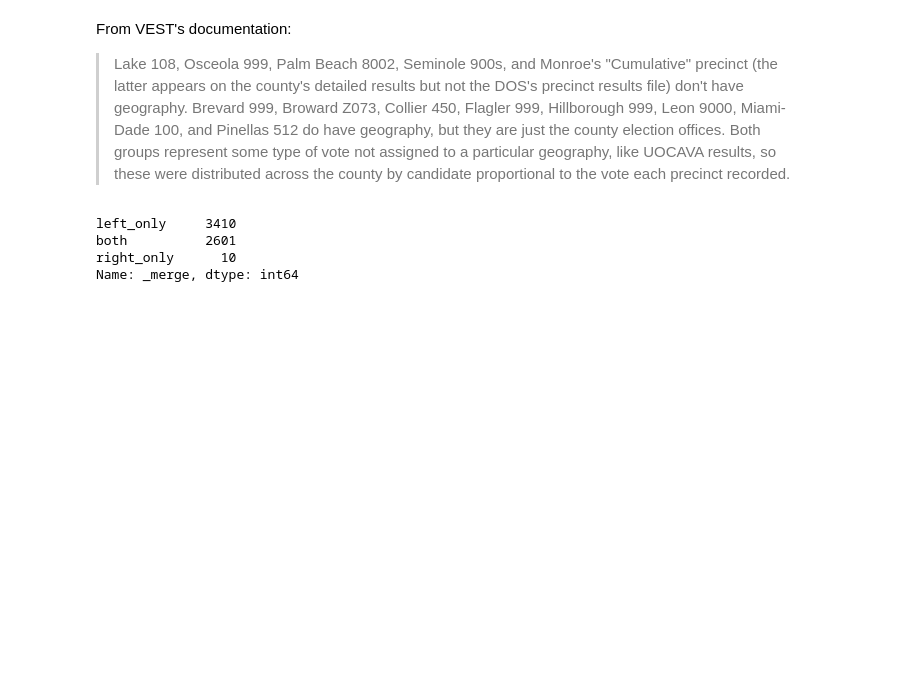
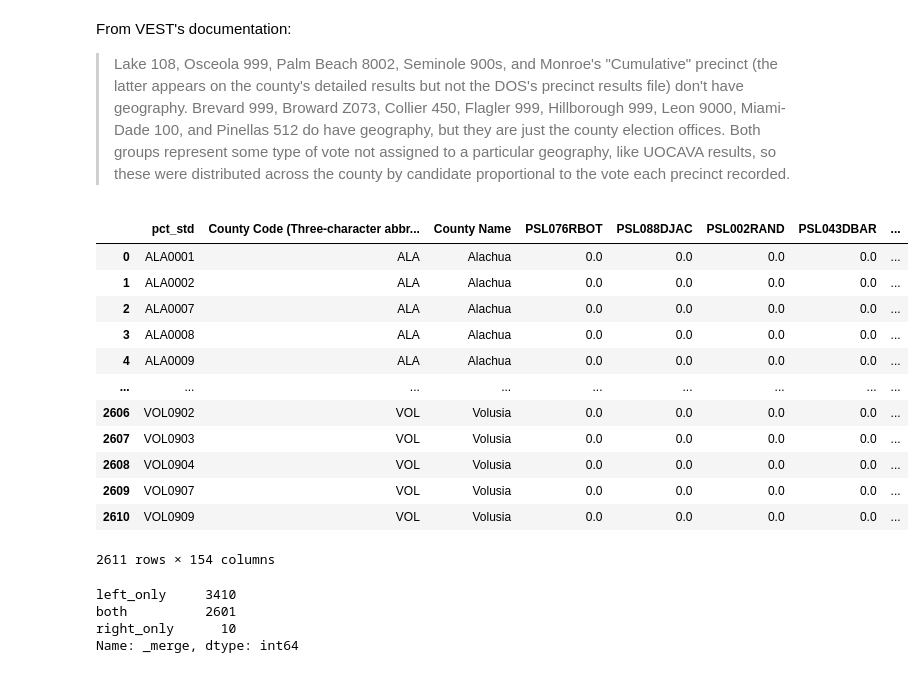
Before and after one commit to nonpartisan-redistricting-datahub/erj-fl, a Jupyter notebook: 2020/primary/fl_prim_20_sldl_prec.ipynb, the cells around one changed output. Drawn from its saved outputs; the diff is of its cells as text; code cells hidden in the pictures; blank space fills up the shorter version.

```diff
--- a/2020/primary/fl_prim_20_sldl_prec.ipynb
+++ b/2020/primary/fl_prim_20_sldl_prec.ipynb
@@ -702,6 +702,22 @@ election_vest_id_changes = pd.read_csv("./st_id_changes_dict_non_sw.csv")
 election_vest_id_changes_dict = dict(zip(election_vest_id_changes["primary_ID"],election_vest_id_changes["vest_ID"]))
 # %%
 pivoted_2020["pct_std"] = pivoted_2020["pct_std"].map(election_vest_id_changes_dict).fillna(pivoted_2020["pct_std"])
+# %%
+pivoted_2020
+# %% [output]
+|  | pct_std | County Code (Three-character abbr... | County Name | PSL076RBOT | PSL088DJAC | PSL002RAND | PSL043DBAR | ... |
+| 0 | ALA0001 | ALA | Alachua | 0.0 | 0.0 | 0.0 | 0.0 | ... |
+| 1 | ALA0002 | ALA | Alachua | 0.0 | 0.0 | 0.0 | 0.0 | ... |
+| 2 | ALA0007 | ALA | Alachua | 0.0 | 0.0 | 0.0 | 0.0 | ... |
+| 3 | ALA0008 | ALA | Alachua | 0.0 | 0.0 | 0.0 | 0.0 | ... |
+| 4 | ALA0009 | ALA | Alachua | 0.0 | 0.0 | 0.0 | 0.0 | ... |
+| ... | ... | ... | ... | ... | ... | ... | ... | ... |
+| 2606 | VOL0902 | VOL | Volusia | 0.0 | 0.0 | 0.0 | 0.0 | ... |
+| 2607 | VOL0903 | VOL | Volusia | 0.0 | 0.0 | 0.0 | 0.0 | ... |
+| 2608 | VOL0904 | VOL | Volusia | 0.0 | 0.0 | 0.0 | 0.0 | ... |
+| 2609 | VOL0907 | VOL | Volusia | 0.0 | 0.0 | 0.0 | 0.0 | ... |
+| 2610 | VOL0909 | VOL | Volusia | 0.0 | 0.0 | 0.0 | 0.0 | ... |
+2611 rows × 154 columns
 # %%
 join_attempt_one = pd.merge(vest_fl_20,pivoted_2020,how="outer",on="pct_std",indicator=True)
 print(join_attempt_one["_merge"].value_counts())
```
Also changed, not shown: parts of 13 cells of this notebook.
